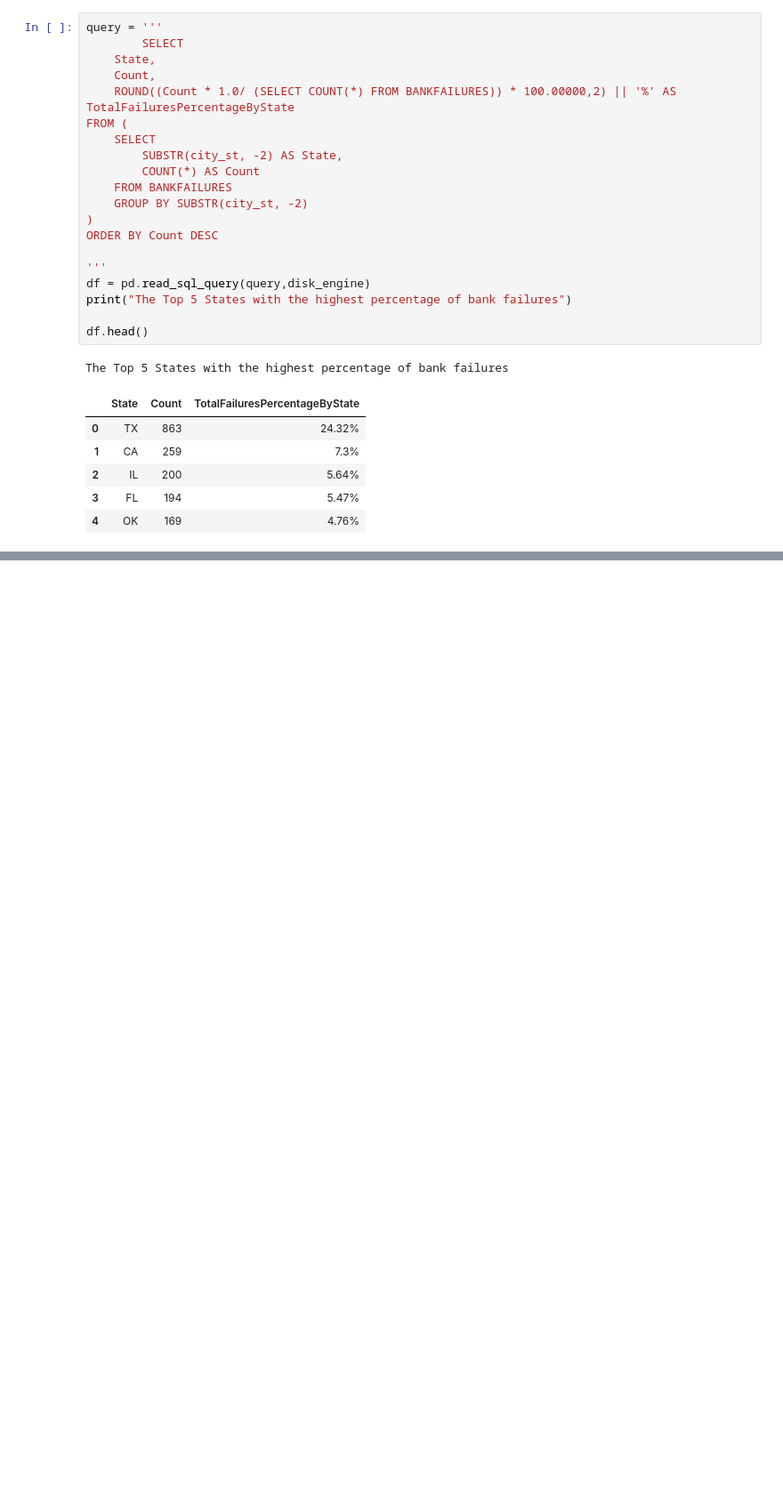
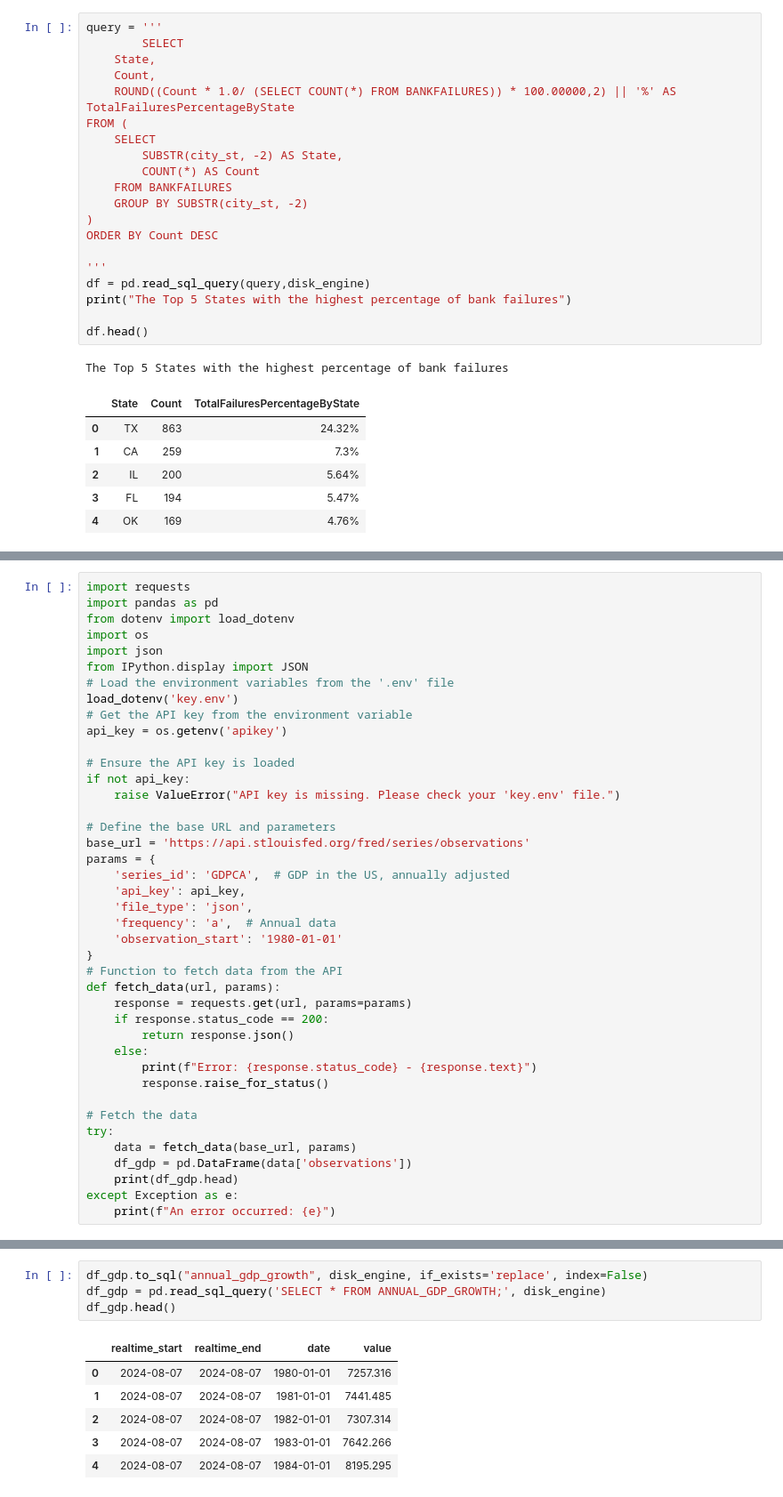
Before and after one commit to Dariusking20/Bank-Failures, a Jupyter notebook: Bank_Failures_1980-2023.ipynb, the cells around one changed output, grey strips where cells are left out. Shown at 89% size. Drawn from its saved outputs; the diff is of its cells as text; blank space fills up the shorter version.

```diff
--- a/Bank_Failures_1980-2023.ipynb
+++ b/Bank_Failures_1980-2023.ipynb
@@ -205,0 +278,41 @@ show(p)
+# %%
+import requests
+import pandas as pd
+from dotenv import load_dotenv
+import os
+import json
+from IPython.display import JSON
+# Load the environment variables from the '.env' file
+load_dotenv('key.env')
+# Get the API key from the environment variable
+api_key = os.getenv('apikey')
+
+# Ensure the API key is loaded
+if not api_key:
+    raise ValueError("API key is missing. Please check your 'key.env' file.")
+
+# Define the base URL and parameters
+base_url = 'https://api.stlouisfed.org/fred/series/observations'
+params = {
+    'series_id': 'GDPCA',  # GDP in the US, annually adjusted
+    'api_key': api_key,
+    'file_type': 'json',
+    'frequency': 'a',  # Annual data
+    'observation_start': '1980-01-01'
+}
+# Function to fetch data from the API
+def fetch_data(url, params):
+    response = requests.get(url, params=params)
+    if response.status_code == 200:
+        return response.json()
+    else:
+        print(f"Error: {response.status_code} - {response.text}")
+        response.raise_for_status()
+
+# Fetch the data
+try:
+    data = fetch_data(base_url, params)
+    df_gdp = pd.DataFrame(data['observations'])
+    print(df_gdp.head)
+except Exception as e:
+    print(f"An error occurred: {e}")
@@ -205,0 +337,11 @@ show(p)
+# %%
+df_gdp.to_sql("annual_gdp_growth", disk_engine, if_exists='replace', index=False)
+df_gdp = pd.read_sql_query('SELECT * FROM ANNUAL_GDP_GROWTH;', disk_engine)
+df_gdp.head()
+# %% [output]
+|  | realtime_start | realtime_end | date | value |
+| 0 | 2024-08-07 | 2024-08-07 | 1980-01-01 | 7257.316 |
+| 1 | 2024-08-07 | 2024-08-07 | 1981-01-01 | 7441.485 |
+| 2 | 2024-08-07 | 2024-08-07 | 1982-01-01 | 7307.314 |
+| 3 | 2024-08-07 | 2024-08-07 | 1983-01-01 | 7642.266 |
+| 4 | 2024-08-07 | 2024-08-07 | 1984-01-01 | 8195.295 |
```
Also changed, not shown: parts of 20 cells of this notebook.
